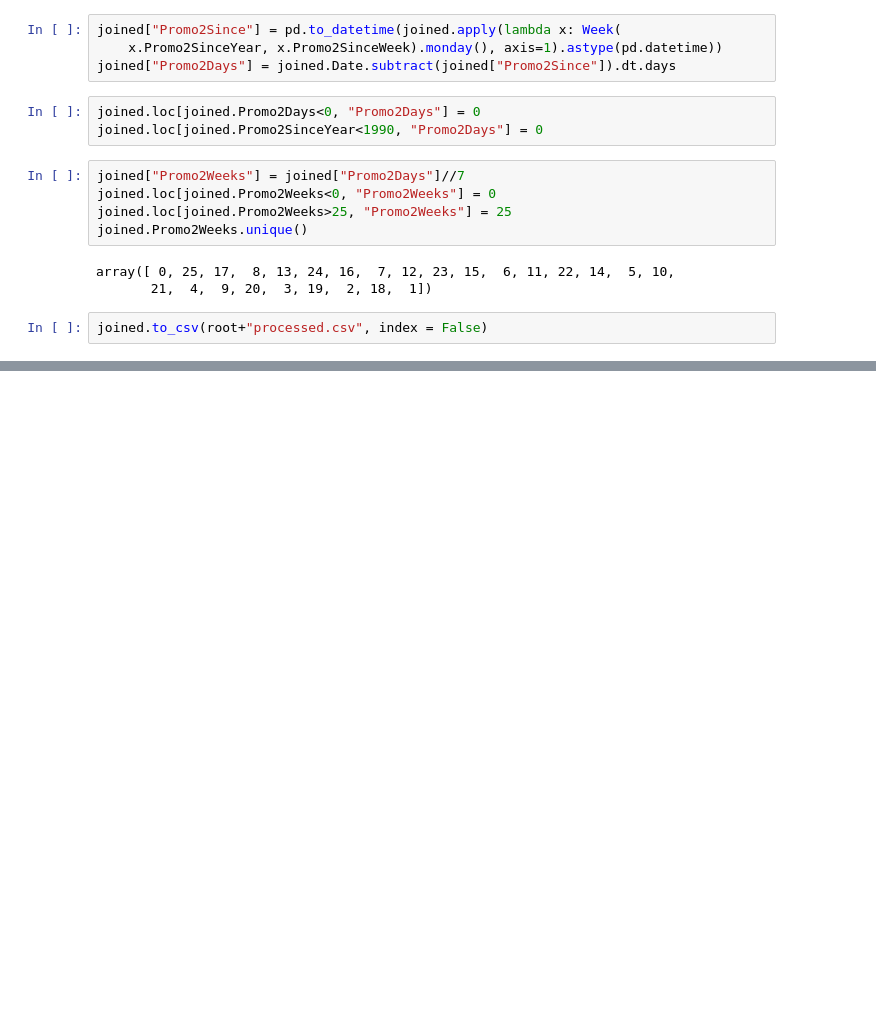
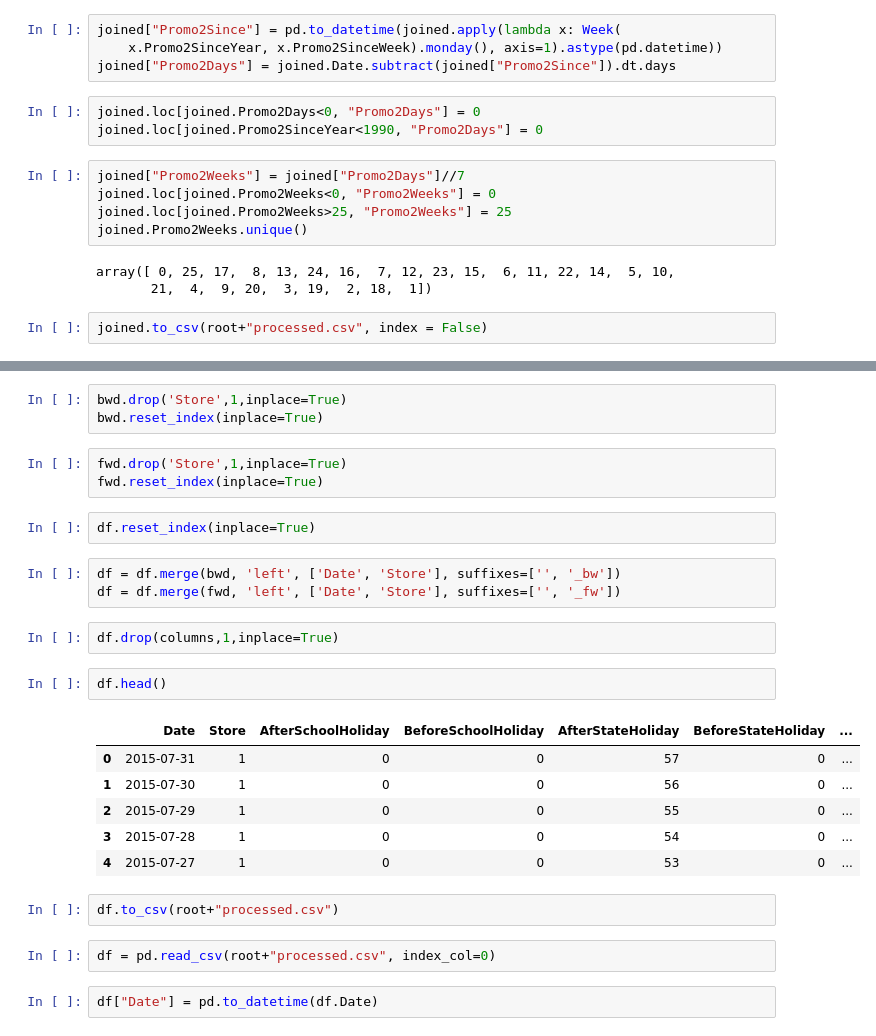
Before and after one commit to pfulop/mlSandbox, a Jupyter notebook: Rossman.ipynb, the cells around one changed output, grey strips where cells are left out. Saved outputs shown, nothing was run; the diff lists cells and outputs as text; blank space fills up the shorter version.

```diff
--- a/Rossman.ipynb
+++ b/Rossman.ipynb
@@ -271,0 +332,28 @@ joined.to_csv(root+"processed.csv", index = False)
+# %%
+bwd.drop('Store',1,inplace=True)
+bwd.reset_index(inplace=True)
+# %%
+fwd.drop('Store',1,inplace=True)
+fwd.reset_index(inplace=True)
+# %%
+df.reset_index(inplace=True)
+# %%
+df = df.merge(bwd, 'left', ['Date', 'Store'], suffixes=['', '_bw'])
+df = df.merge(fwd, 'left', ['Date', 'Store'], suffixes=['', '_fw'])
+# %%
+df.drop(columns,1,inplace=True)
+# %%
+df.head()
+# %% [output]
+|  | Date | Store | AfterSchoolHoliday | BeforeSchoolHoliday | AfterStateHoliday | BeforeStateHoliday | ... |
+| 0 | 2015-07-31 | 1 | 0 | 0 | 57 | 0 | ... |
+| 1 | 2015-07-30 | 1 | 0 | 0 | 56 | 0 | ... |
+| 2 | 2015-07-29 | 1 | 0 | 0 | 55 | 0 | ... |
+| 3 | 2015-07-28 | 1 | 0 | 0 | 54 | 0 | ... |
+| 4 | 2015-07-27 | 1 | 0 | 0 | 53 | 0 | ... |
+# %%
+df.to_csv(root+"processed.csv")
+# %%
+df = pd.read_csv(root+"processed.csv", index_col=0)
+# %%
+df["Date"] = pd.to_datetime(df.Date)
```
Also changed, not shown: parts of 65 cells of this notebook.
